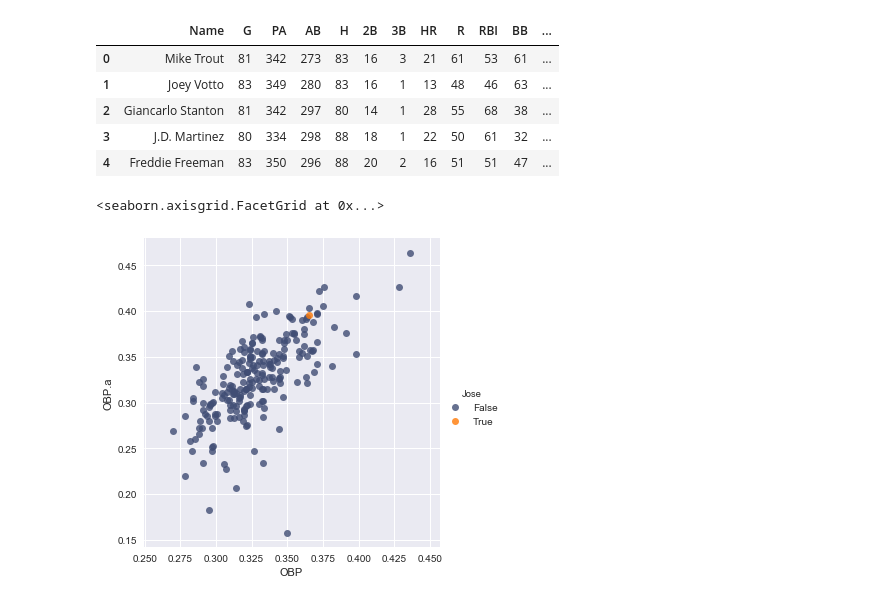
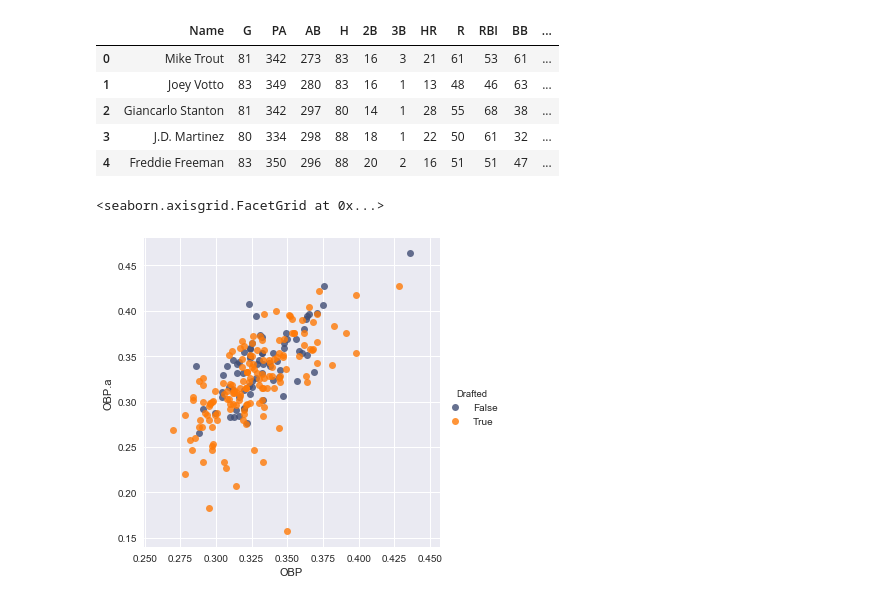
Before and after one commit to zmsy/zmsy.github.io, a Jupyter notebook: content/blog/fantasy-baseball/fantasy.ipynb, the cells around one changed output. Cells and saved outputs as stored; diff of their text form; code cells hidden in the pictures.

```diff
--- a/content/blog/fantasy-baseball/fantasy.ipynb
+++ b/content/blog/fantasy-baseball/fantasy.ipynb
@@ -181,10 +181,10 @@ dfb.head()
 # %%
 sb.lmplot(x='OBP',
           y='OBP.a',
           fit_reg=False,
-          hue='Jose',
+          hue='Drafted',
           palette=('#404D74', '#FF7A07'),
           data=dfb[(dfb['AB'] > 200) & (dfb['OBP.a'] > 0.1)])
 # %% [output]
 <seaborn.axisgrid.FacetGrid at 0x...>
-[figure, old version]
+[figure, new version]
```
Also changed, not shown: parts of 1 cell of this notebook, 1 other file.
